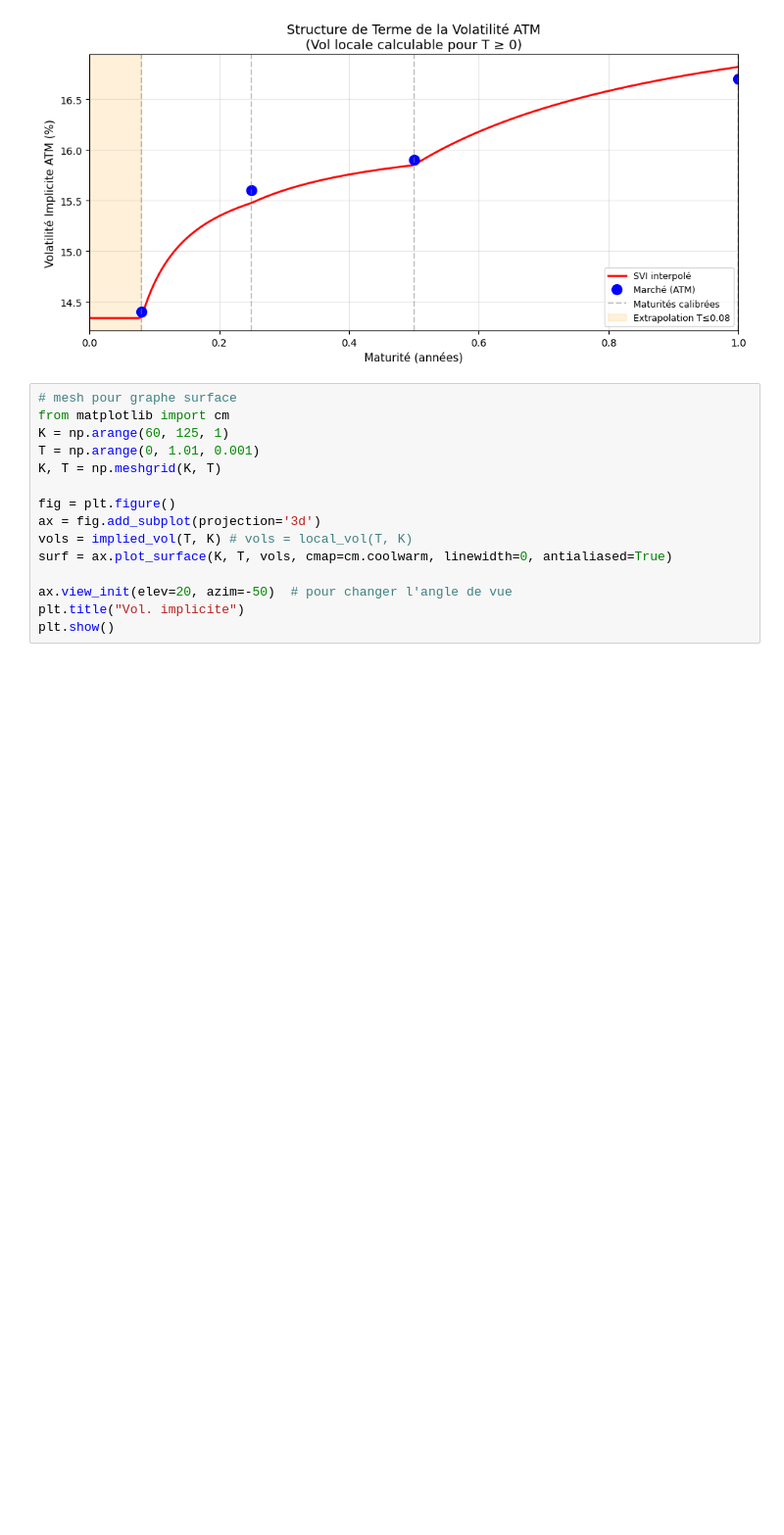
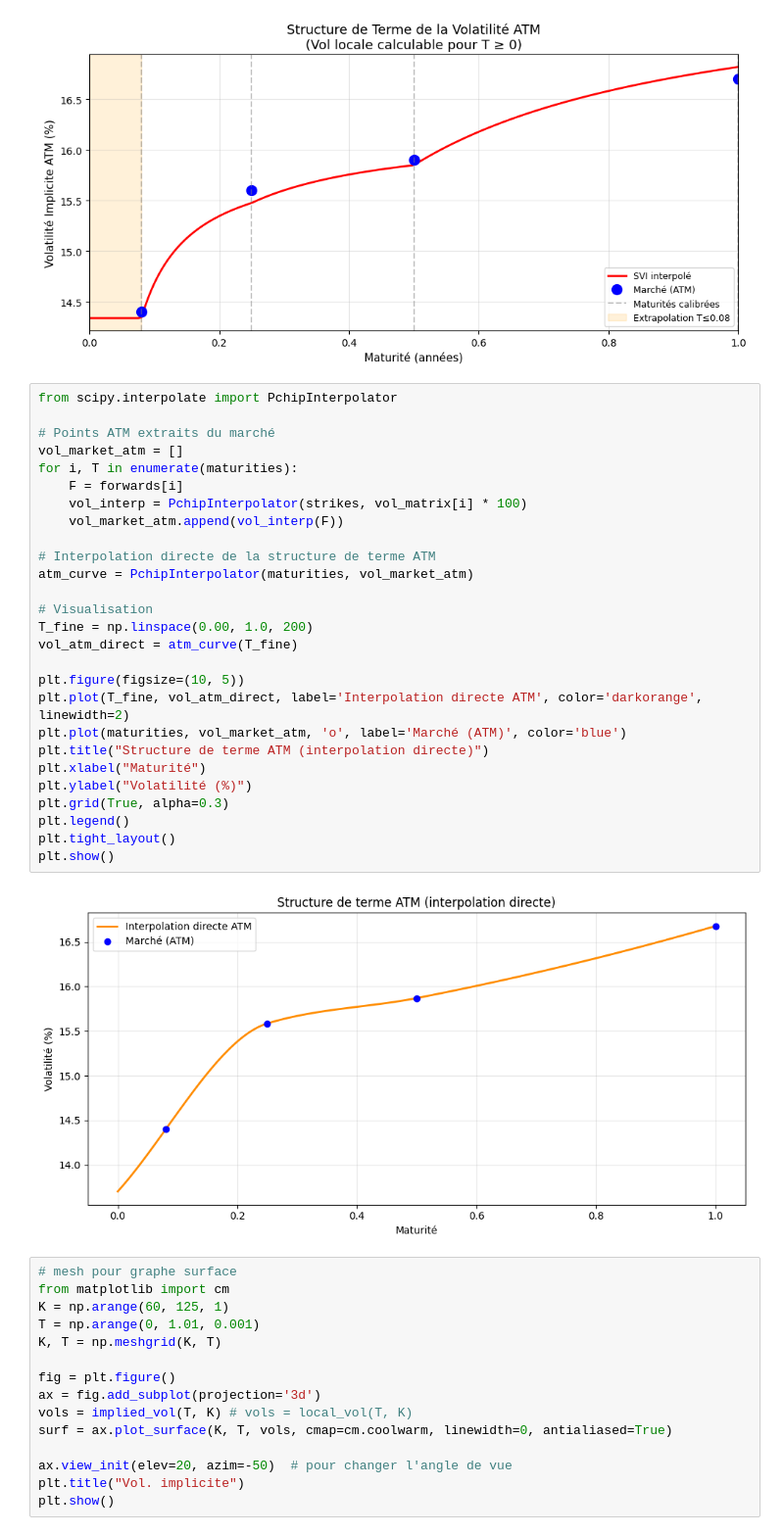
Before and after one commit to Eylz-Liu/Mod-le-vol-locale, a Jupyter notebook: Dupire_SVI_v1811.ipynb, the cells around one changed output. Shown at 98% size. Saved outputs shown, nothing was run; the diff lists cells and outputs as text; blank space fills up the shorter version.

```diff
--- a/Dupire_SVI_v1811.ipynb
+++ b/Dupire_SVI_v1811.ipynb
@@ -252,6 +252,35 @@ plt.show()
 #plt.close()
 # %% [output]
 [figure]
+# %%
+from scipy.interpolate import PchipInterpolator
+
+# Points ATM extraits du marché
+vol_market_atm = []
+for i, T in enumerate(maturities):
+    F = forwards[i]
+    vol_interp = PchipInterpolator(strikes, vol_matrix[i] * 100)
+    vol_market_atm.append(vol_interp(F))
+
+# Interpolation directe de la structure de terme ATM
+atm_curve = PchipInterpolator(maturities, vol_market_atm)
+
+# Visualisation
+T_fine = np.linspace(0.00, 1.0, 200)
+vol_atm_direct = atm_curve(T_fine)
+
+plt.figure(figsize=(10, 5))
+plt.plot(T_fine, vol_atm_direct, label='Interpolation directe ATM', color='darkorange', linewidth=2)
+plt.plot(maturities, vol_market_atm, 'o', label='Marché (ATM)', color='blue')
+plt.title("Structure de terme ATM (interpolation directe)")
+plt.xlabel("Maturité")
+plt.ylabel("Volatilité (%)")
+plt.grid(True, alpha=0.3)
+plt.legend()
+plt.tight_layout()
+plt.show()
+# %% [output]
+[figure, added]
 # %%
 # mesh pour graphe surface
 from matplotlib import cm
```
Also changed, not shown: parts of 1 cell of this notebook.
